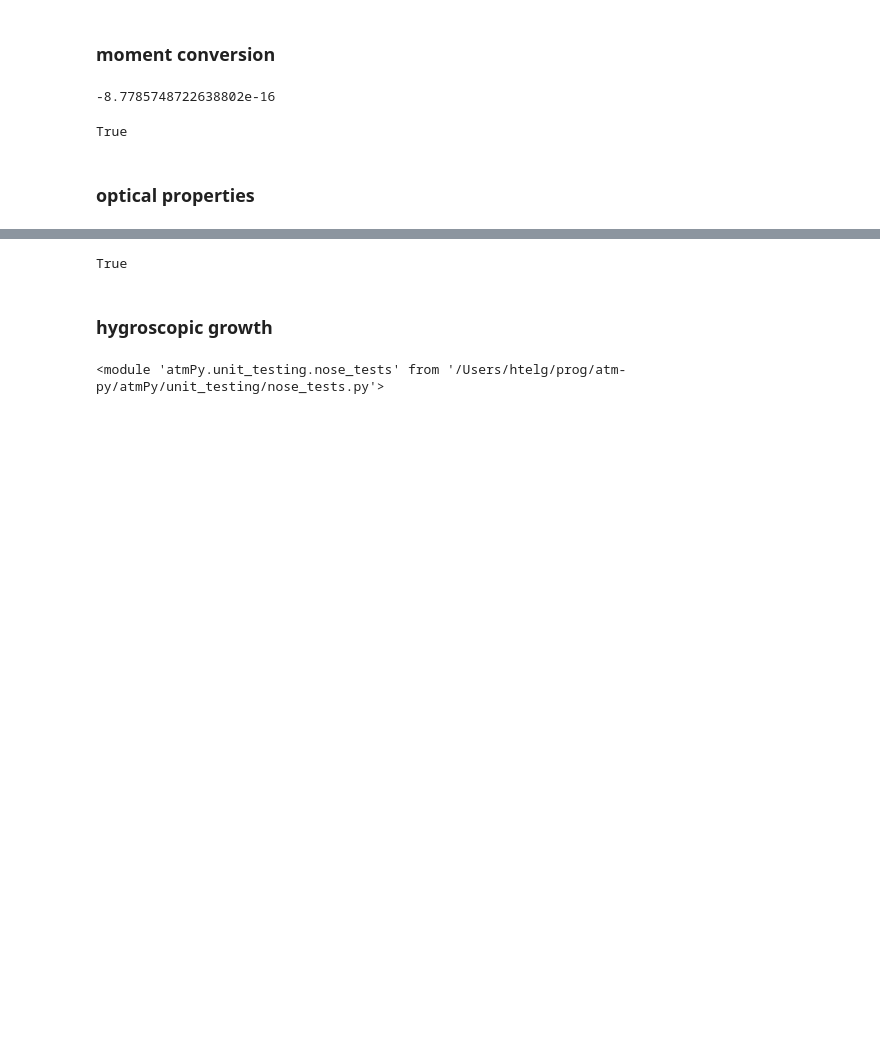
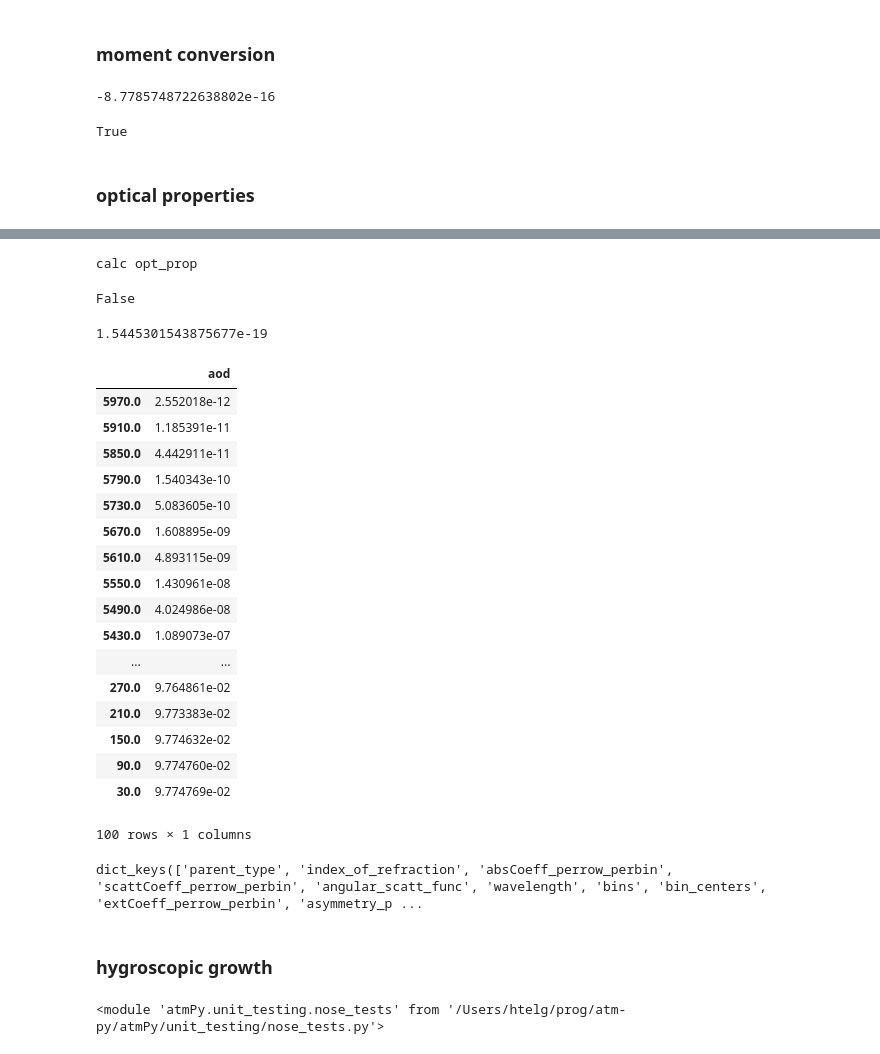
Before and after one commit to wblumberg/atm-py, a Jupyter notebook: atmPy/unit_testing/nose_unit_tests.ipynb, the cells around one changed output, grey strips where cells are left out. Saved outputs shown, nothing was run; the diff lists cells and outputs as text; code cells hidden in the pictures; blank space fills up the shorter version.

```diff
--- a/atmPy/unit_testing/nose_unit_tests.ipynb
+++ b/atmPy/unit_testing/nose_unit_tests.ipynb
@@ -218,12 +240,17 @@ sd = size_distribution.sizedistribution.simulate_sizedistribution_layerseries(di
                                                                               layerModecenter=[200.0, 800.0],
                                                                               widthOfAerosolMode=0.2)
 
-sd.optical_properties_settings.refractive_index = 1.56
-sd.optical_properties_settings.wavelength = 515
+sd.optical_properties.parameters.refractive_index = 1.56
+sd.optical_properties.parameters.wavelength = 515
 
 fname = './test_data/aerosols_size_dist_LS_optprop.nc'
 sdl = atmPy.read_file.netCDF(fname)
 
-np.all(sd.optical_properties.aerosol_optical_depth_cumulative_VP.data == sdl.data)
+np.all(sd.optical_properties.aod_cumulative.data['aod'] == sdl.data['AOD per Layer'])
 # %% [output]
-True
+calc opt_prop
+False
+# %%
+(sd.optical_properties.aod_cumulative.data['aod'] - sdl.data['AOD per Layer']).sum()
+# %% [output]
+1.5445301543875677e-19
@@ -230,3 +270,33 @@ True
+# %%
+layerthickness = sd.layerbounderies[:,1] - sd.layerbounderies[:,0]
+aod_per_bin_per_layer = sd.optical_properties.extinction_coeff_per_bin.multiply(layerthickness, axis=0)
+aod_per_layer = pd.DataFrame(aod_per_bin_per_layer.sum(axis=1), columns= ['aod_per_layer'])
+aod = aod_per_layer.values.sum()
+aod_cumulative = aod_per_layer.iloc[::-1].cumsum()
+aod_cumulative.rename(columns={'aod_per_layer': 'aod'})
+# %% [output]
+|  | aod |
+| 5970.0 | 2.552018e-12 |
+| 5910.0 | 1.185391e-11 |
+| 5850.0 | 4.442911e-11 |
+| 5790.0 | 1.540343e-10 |
+| 5730.0 | 5.083605e-10 |
+| 5670.0 | 1.608895e-09 |
+| 5610.0 | 4.893115e-09 |
+| 5550.0 | 1.430961e-08 |
+| 5490.0 | 4.024986e-08 |
+| 5430.0 | 1.089073e-07 |
+| ... | ... |
+| 270.0 | 9.764861e-02 |
+| 210.0 | 9.773383e-02 |
+| 150.0 | 9.774632e-02 |
+| 90.0 | 9.774760e-02 |
+| 30.0 | 9.774769e-02 |
+100 rows × 1 columns
+# %%
+sd.optical_properties._optical_porperties.keys()
+# %% [output]
+dict_keys(['parent_type', 'index_of_refraction', 'absCoeff_perrow_perbin', 'scattCoeff_perrow_perbin', 'angular_scatt_func', 'wavelength', 'bins', 'bin_centers', 'extCoeff_perrow_perbin', 'asymmetry_p ...
 # %%
 fname = './test_data/aerosols_size_dist_LS_optprop.nc'
 sd.optical_properties.aerosol_optical_depth_cumulative_VP.save_netCDF(fname)
```
Also changed, not shown: parts of 12 cells of this notebook, 4 other files.
